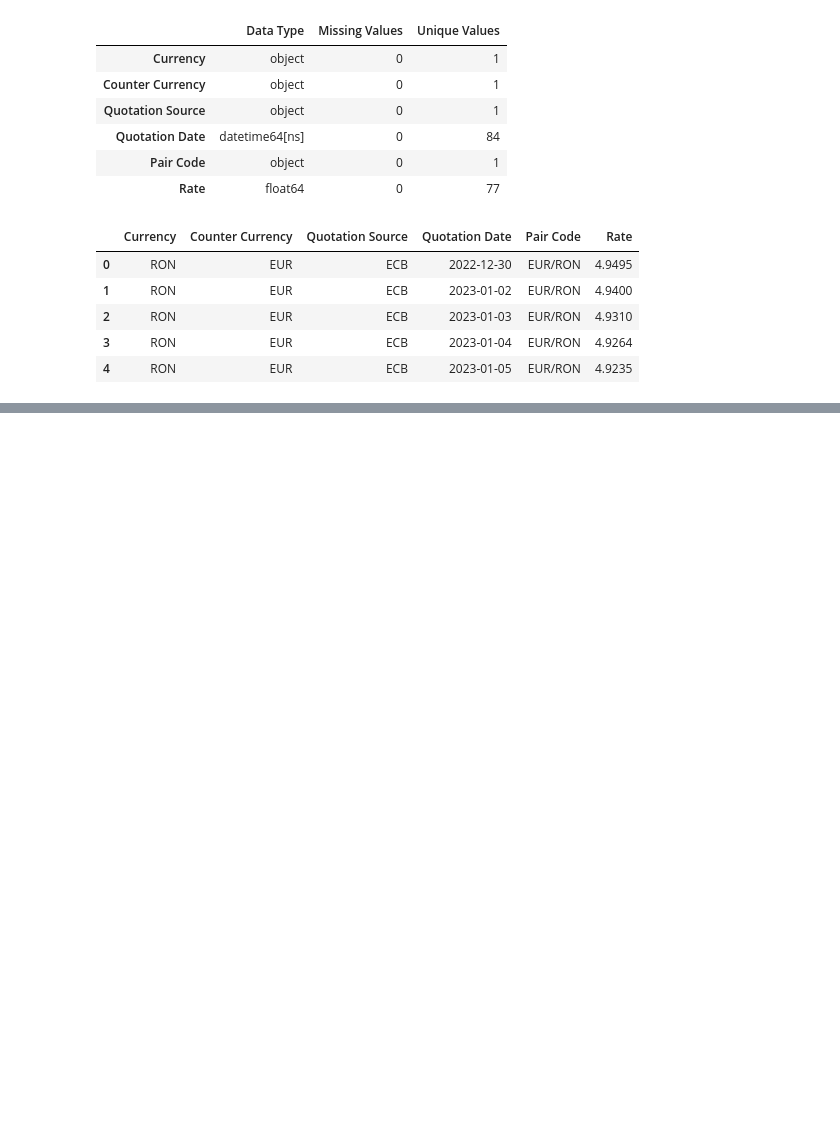
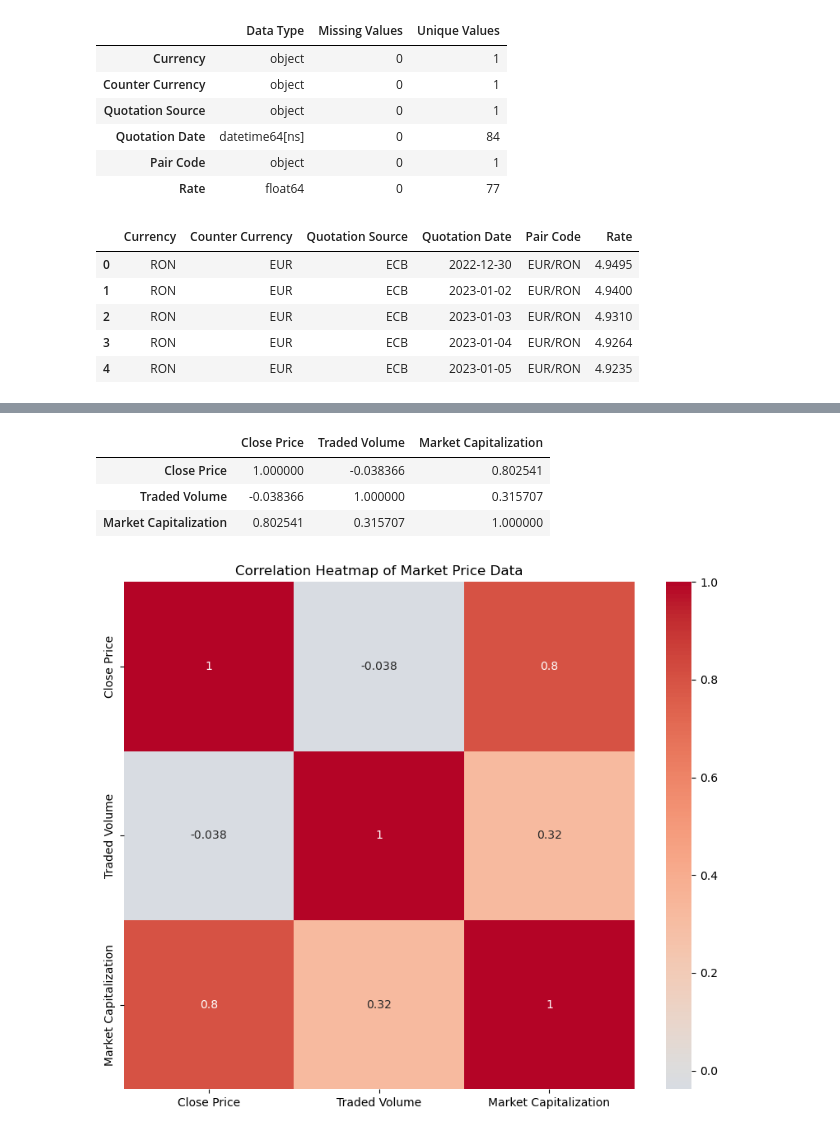
Before and after one commit to raj-rajat/Stock-Exchange-Data-2023, a Jupyter notebook: stock-exchange-performance-in-2023.ipynb, the cells around one changed output, grey strips where cells are left out. Saved outputs shown, nothing was run; the diff lists cells and outputs as text; code cells hidden in the pictures; blank space fills up the shorter version.

```diff
--- a/stock-exchange-performance-in-2023.ipynb
+++ b/stock-exchange-performance-in-2023.ipynb
@@ -141,0 +475,26 @@ all_sheets['Exchange Rates'].head()
+# %%
+# Compute the correlation matrix
+correlation_matrix = market_price_df[['Close Price', 'Traded Volume', 'Market Capitalization']].corr()
+
+# Display the correlation matrix
+correlation_matrix
+# %% [output]
+|  | Close Price | Traded Volume | Market Capitalization |
+| Close Price | 1.000000 | -0.038366 | 0.802541 |
+| Traded Volume | -0.038366 | 1.000000 | 0.315707 |
+| Market Capitalization | 0.802541 | 0.315707 | 1.000000 |
+# %%
+import seaborn as sns
+import matplotlib.pyplot as plt
+
+# Create a heatmap from the correlation matrix
+plt.figure(figsize=(10, 8))
+sns.heatmap(correlation_matrix, annot=True, cmap='coolwarm', center=0)
+
+# Set the title for the heatmap
+plt.title('Correlation Heatmap of Market Price Data')
+
+# Display the heatmap
+plt.show()
+# %% [output]
+[figure, added]
```
Also changed, not shown: parts of 21 cells of this notebook.
